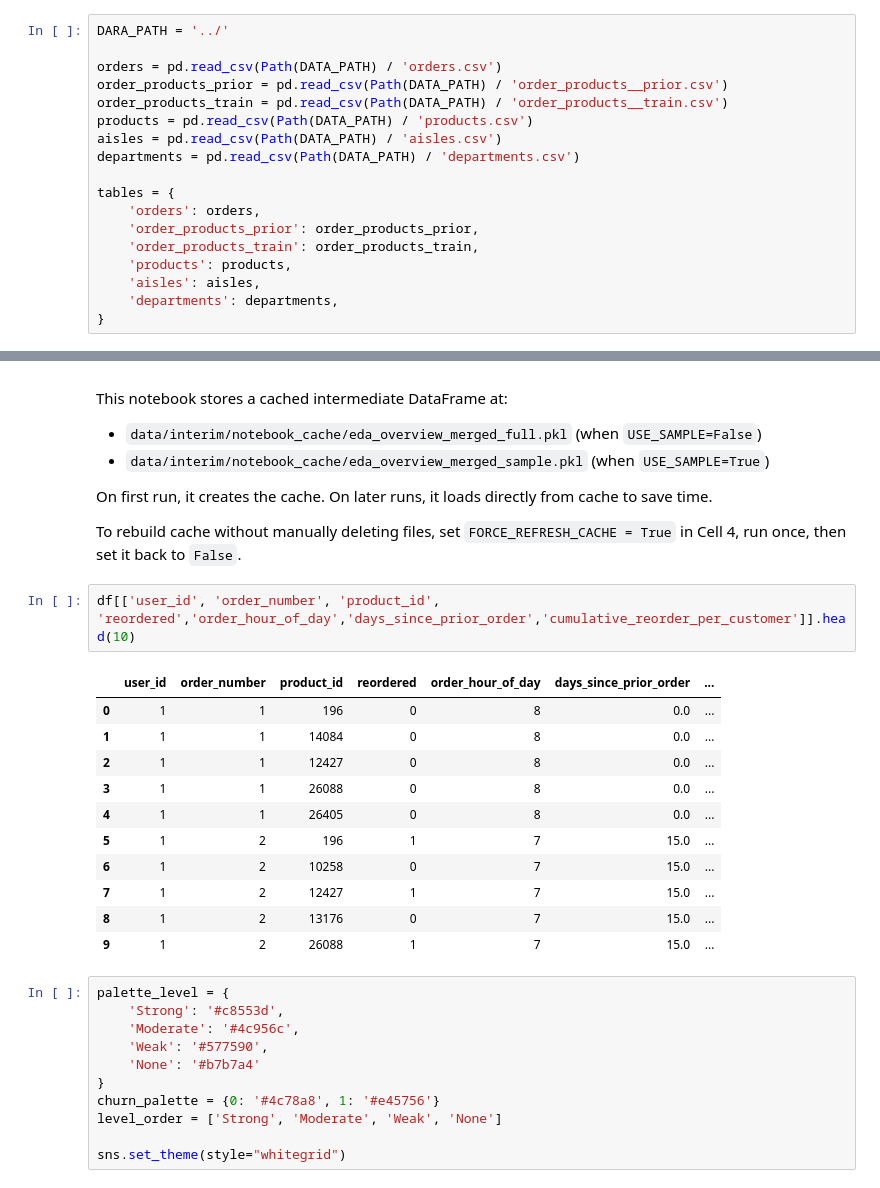
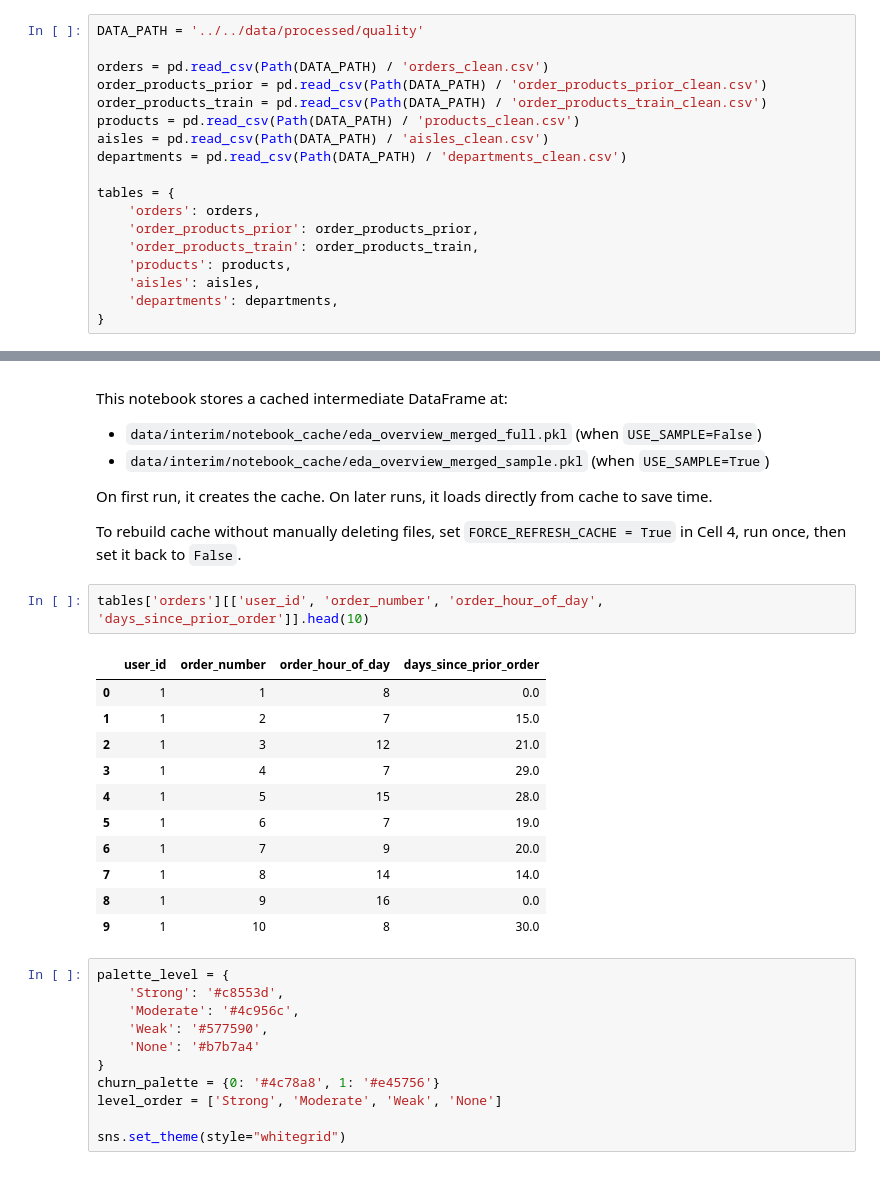
Before and after one commit to ppts2545/Instacart-Market-Basket-Analysis, a Jupyter notebook: notebooks/02_Exploratory_Data_Analysis/00_eda_setup.ipynb, the cells around one changed output, grey strips where cells are left out. Saved outputs shown, nothing was run; the diff lists cells and outputs as text.

```diff
--- a/notebooks/02_Exploratory_Data_Analysis/00_eda_setup.ipynb
+++ b/notebooks/02_Exploratory_Data_Analysis/00_eda_setup.ipynb
@@ -22,14 +22,14 @@ from pathlib import Path
 
 from IPython.display import display
 # %%
-DARA_PATH = '../'
+DATA_PATH = '../../data/processed/quality'
 
-orders = pd.read_csv(Path(DATA_PATH) / 'orders.csv')
-order_products_prior = pd.read_csv(Path(DATA_PATH) / 'order_products__prior.csv')
-order_products_train = pd.read_csv(Path(DATA_PATH) / 'order_products__train.csv')
-products = pd.read_csv(Path(DATA_PATH) / 'products.csv')
-aisles = pd.read_csv(Path(DATA_PATH) / 'aisles.csv')
-departments = pd.read_csv(Path(DATA_PATH) / 'departments.csv')
+orders = pd.read_csv(Path(DATA_PATH) / 'orders_clean.csv')
+order_products_prior = pd.read_csv(Path(DATA_PATH) / 'order_products_prior_clean.csv')
+order_products_train = pd.read_csv(Path(DATA_PATH) / 'order_products_train_clean.csv')
+products = pd.read_csv(Path(DATA_PATH) / 'products_clean.csv')
+aisles = pd.read_csv(Path(DATA_PATH) / 'aisles_clean.csv')
+departments = pd.read_csv(Path(DATA_PATH) / 'departments_clean.csv')
 
 tables = {
     'orders': orders,
@@ -56,19 +50,19 @@ On first run, it creates the cache. On later runs, it loads directly from cache
 
 To rebuild cache without manually deleting files, set `FORCE_REFRESH_CACHE = True` in Cell 4, run once, then set it back to `False`.
 # %%
-df[['user_id', 'order_number', 'product_id', 'reordered','order_hour_of_day','days_since_prior_order','cumulative_reorder_per_customer']].head(10)
+tables['orders'][['user_id', 'order_number', 'order_hour_of_day', 'days_since_prior_order']].head(10)
 # %% [output]
-|  | user_id | order_number | product_id | reordered | order_hour_of_day | days_since_prior_order | ... |
-| 0 | 1 | 1 | 196 | 0 | 8 | 0.0 | ... |
-| 1 | 1 | 1 | 14084 | 0 | 8 | 0.0 | ... |
-| 2 | 1 | 1 | 12427 | 0 | 8 | 0.0 | ... |
-| 3 | 1 | 1 | 26088 | 0 | 8 | 0.0 | ... |
-| 4 | 1 | 1 | 26405 | 0 | 8 | 0.0 | ... |
-| 5 | 1 | 2 | 196 | 1 | 7 | 15.0 | ... |
-| 6 | 1 | 2 | 10258 | 0 | 7 | 15.0 | ... |
-| 7 | 1 | 2 | 12427 | 1 | 7 | 15.0 | ... |
-| 8 | 1 | 2 | 13176 | 0 | 7 | 15.0 | ... |
-| 9 | 1 | 2 | 26088 | 1 | 7 | 15.0 | ... |
+|  | user_id | order_number | order_hour_of_day | days_since_prior_order |
+| 0 | 1 | 1 | 8 | 0.0 |
+| 1 | 1 | 2 | 7 | 15.0 |
+| 2 | 1 | 3 | 12 | 21.0 |
+| 3 | 1 | 4 | 7 | 29.0 |
+| 4 | 1 | 5 | 15 | 28.0 |
+| 5 | 1 | 6 | 7 | 19.0 |
+| 6 | 1 | 7 | 9 | 20.0 |
+| 7 | 1 | 8 | 14 | 14.0 |
+| 8 | 1 | 9 | 16 | 0.0 |
+| 9 | 1 | 10 | 8 | 30.0 |
 # %%
 palette_level = {
     'Strong': '#c8553d',
```
Also changed, not shown: parts of 10 cells of this notebook, 1 other file.
